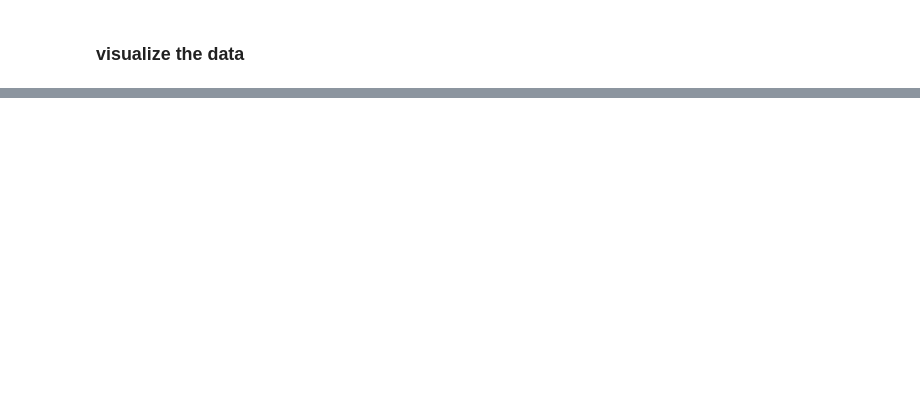
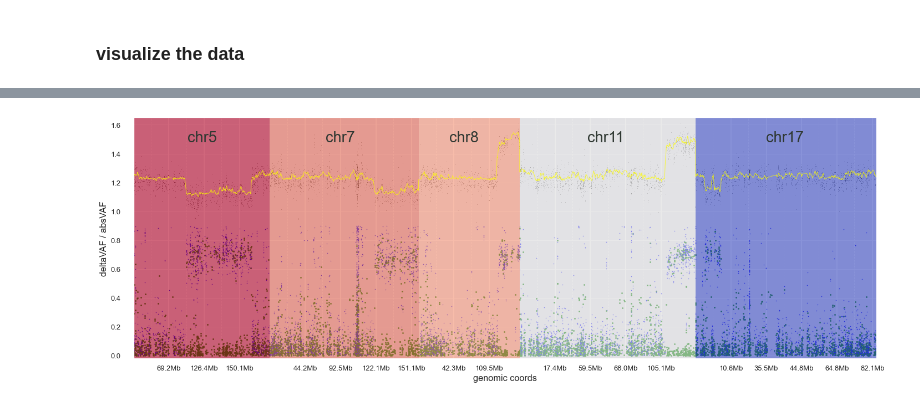
Before and after one commit to Mar111tiN/myCNV, a Jupyter notebook: nb/addRollingSNP.ipynb, the cells around one changed output, grey strips where cells are left out. Saved outputs shown, nothing was run; the diff lists cells and outputs as text; code cells hidden in the pictures; blank space fills up the shorter version.

```diff
--- a/nb/addRollingSNP.ipynb
+++ b/nb/addRollingSNP.ipynb
@@ -439,0 +215,39 @@ def centerVAF(snp_df):
+# %%
+fig_params = dict(
+    figsize=(24,8),
+    colormap='coolwarm_r',
+    color_chroms=True,
+    ylim=(-0.02,1.05),
+    cov_offset=.1,  # how much log2ratio=0 is shifted above SNP-data
+    cov_height=.5,
+    label_size=13
+)
+
+
+absvaf = dict(
+        title='absVAF',
+        plot_type='scatter',   # ['line', 'scatter']
+        data='absVAF',
+        plot_args=dict(
+            linewidth=0.5,
+            color='blue',
+            s=1,
+            alpha=1
+        ))
+deltavaf = dict(
+        title='deltaVAF',
+        plot_type='scatter',   # ['line', 'scatter']
+        data='deltaVAF',
+        plot_args=dict(
+            linewidth=0.5,
+            color='green',
+            s=5,
+            alpha=1
+        ))
+
+chroms = ['chr5', 'chr7','chr8', 'chr11', 'chr17']
+r1 = 'chr17:3Mb-9Mb'
+
+fig, ax, df, chrom_df = plot_snp(snp2_df, snp_plots=[deltavaf, absvaf], cov_plots=[log2, log2mean], chroms=chroms, region='', **fig_params)
+# %% [output]
+[figure, added]
```
Also changed, not shown: parts of 53 cells of this notebook, 7 other files.
